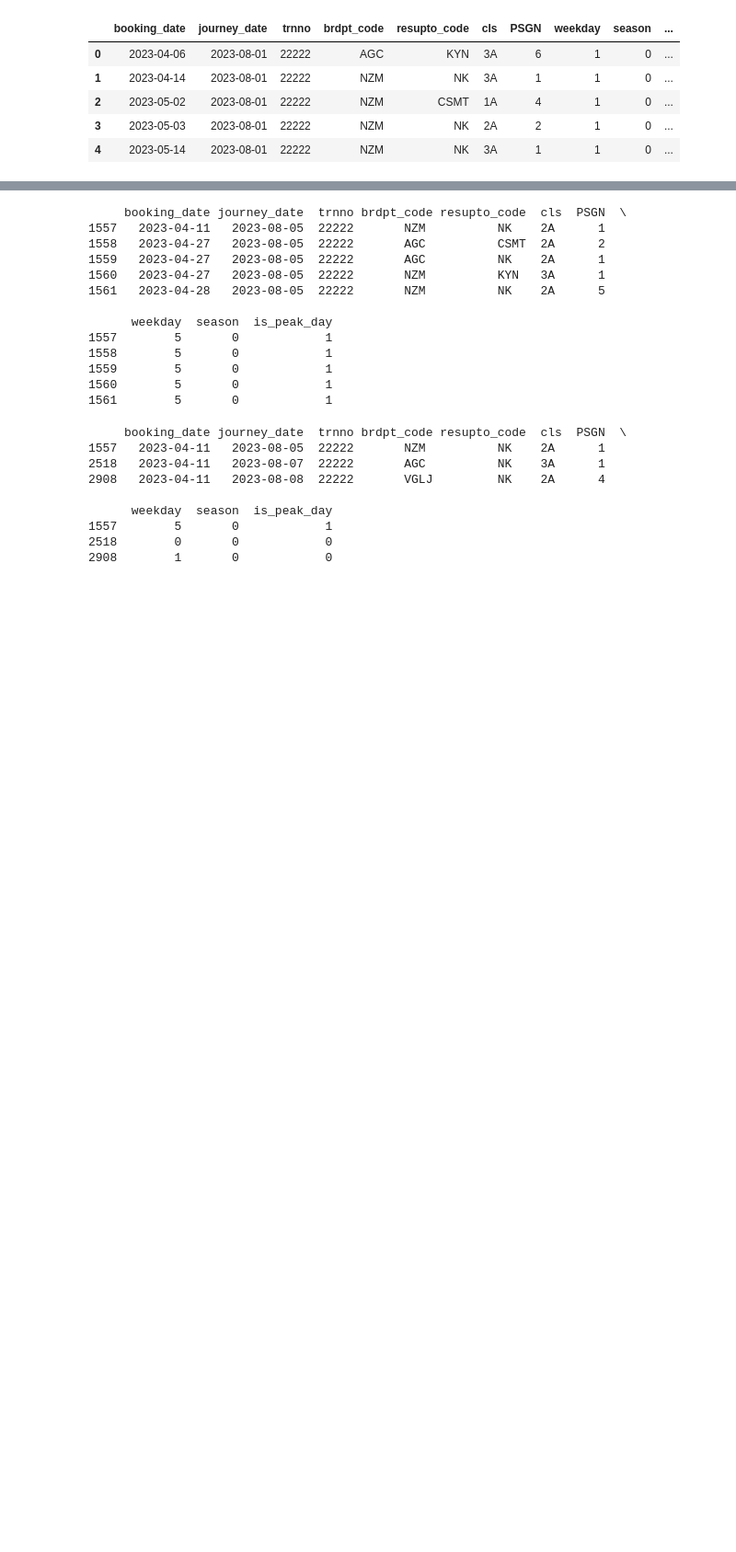
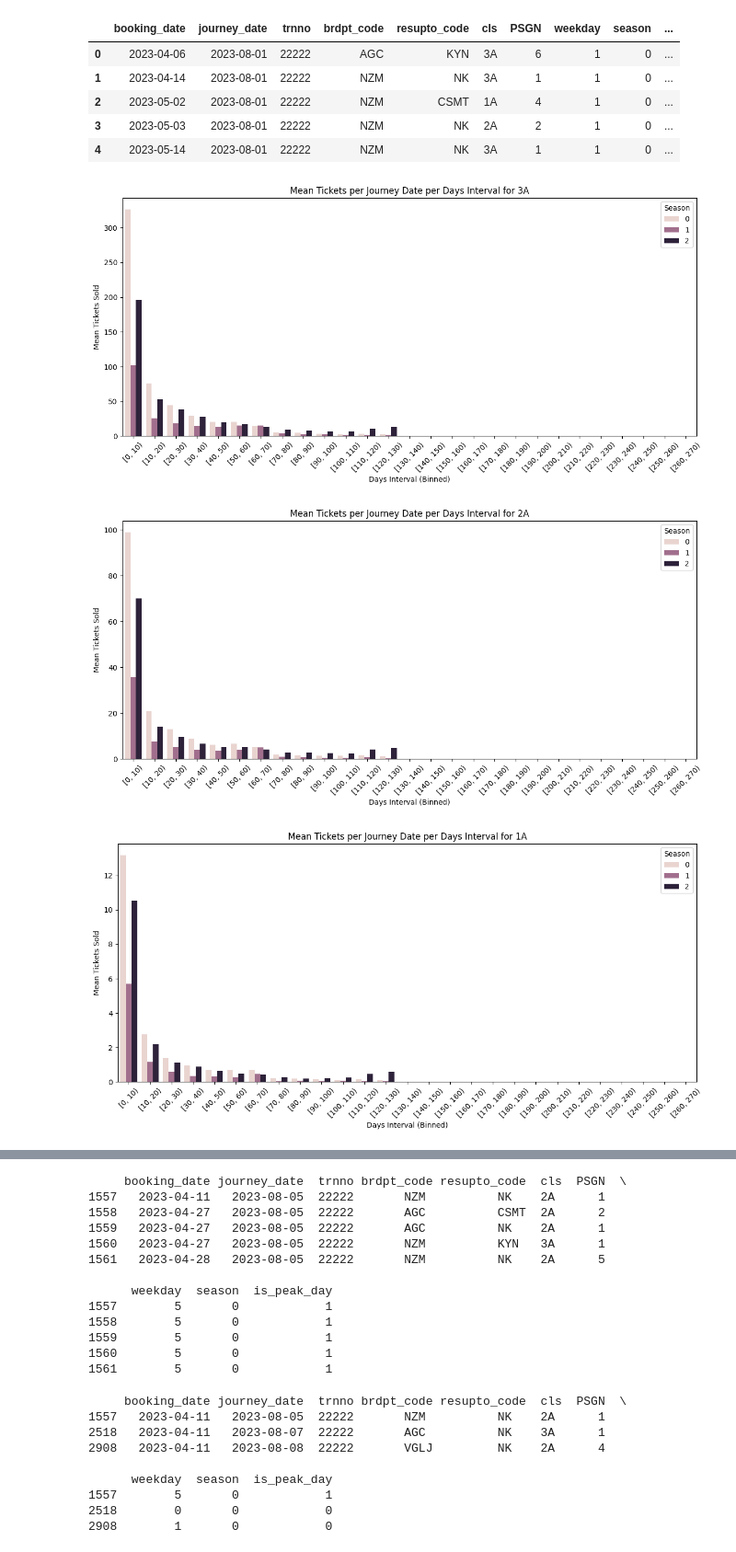
Before and after one commit to yashu1819/DPonTrain, a Jupyter notebook: ML/T22222_demand.ipynb, the cells around one changed output, grey strips where cells are left out. Shown at 92% size. Cells and saved outputs as stored; diff of their text form; code cells hidden in the pictures; blank space fills up the shorter version.

Commit message:
data visual systum

```diff
--- a/ML/T22222_demand.ipynb
+++ b/ML/T22222_demand.ipynb
@@ -93,3 +93,57 @@ df.head()
 | 2 | 2023-05-02 | 2023-08-01 | 22222 | NZM | CSMT | 1A | 4 | 1 | 0 | ... |
 | 3 | 2023-05-03 | 2023-08-01 | 22222 | NZM | NK | 2A | 2 | 1 | 0 | ... |
 | 4 | 2023-05-14 | 2023-08-01 | 22222 | NZM | NK | 3A | 1 | 1 | 0 | ... |
+# %%
+import pandas as pd
+import matplotlib.pyplot as plt
+import seaborn as sns
+
+# Assuming df is already loaded
+df['cls'] = df['cls'].astype(str).str.strip()
+df['booking_date'] = pd.to_datetime(df['booking_date'])
+df['journey_date'] = pd.to_datetime(df['journey_date'])
+
+# Days interval
+df['days_interval'] = (df['journey_date'] - df['booking_date']).dt.days
+
+# Create bins of 10 days each
+bin_edges = list(range(0, df['days_interval'].max() + 10, 10))
+df['days_bin'] = pd.cut(df['days_interval'], bins=bin_edges, right=False)
+
+# Step 1: group by season, class, days_bin, journey_date -> sum tickets for that journey_date
+df_journey = (
+    df.groupby(['season', 'cls', 'days_bin', 'journey_date'])['PSGN']
+      .sum()
+      .reset_index(name="tickets_per_journey")
+)
+
+# Step 2: now average over journey_date (mean = total tickets / number of unique journeys)
+df_mean = (
+    df_journey.groupby(['season', 'cls', 'days_bin'])['tickets_per_journey']
+      .mean()
+      .reset_index(name="mean_tickets")
+)
+
+# Classes of interest
+classes = ['3A', '2A', '1A']
+
+# Plot bar graphs
+for c in classes:
+    plt.figure(figsize=(12, 6))
+    sns.barplot(
+        data=df_mean[df_mean['cls'] == c],
+        x='days_bin',
+        y='mean_tickets',
+        hue='season'
+    )
+    plt.title(f"Mean Tickets per Journey Date per Days Interval for {c}")
+    plt.xlabel("Days Interval (Binned)")
+    plt.ylabel("Mean Tickets Sold")
+    plt.legend(title="Season")
+    plt.xticks(rotation=45)
+    plt.tight_layout()
+    plt.show()
+# %% [output]
+[figure, added]
+[figure, added]
+[figure, added]
```
Also changed, not shown: parts of 2 cells of this notebook.
